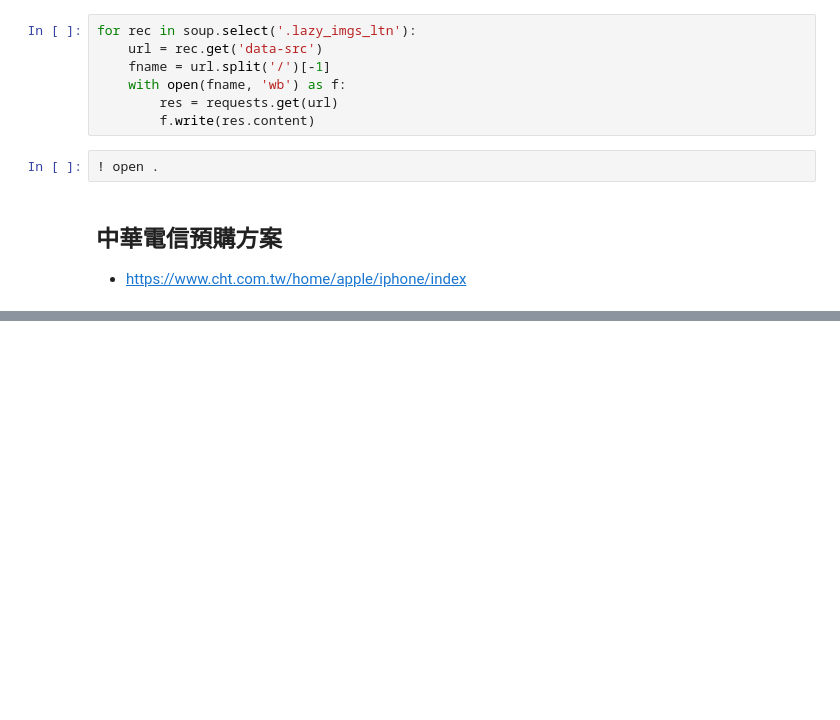
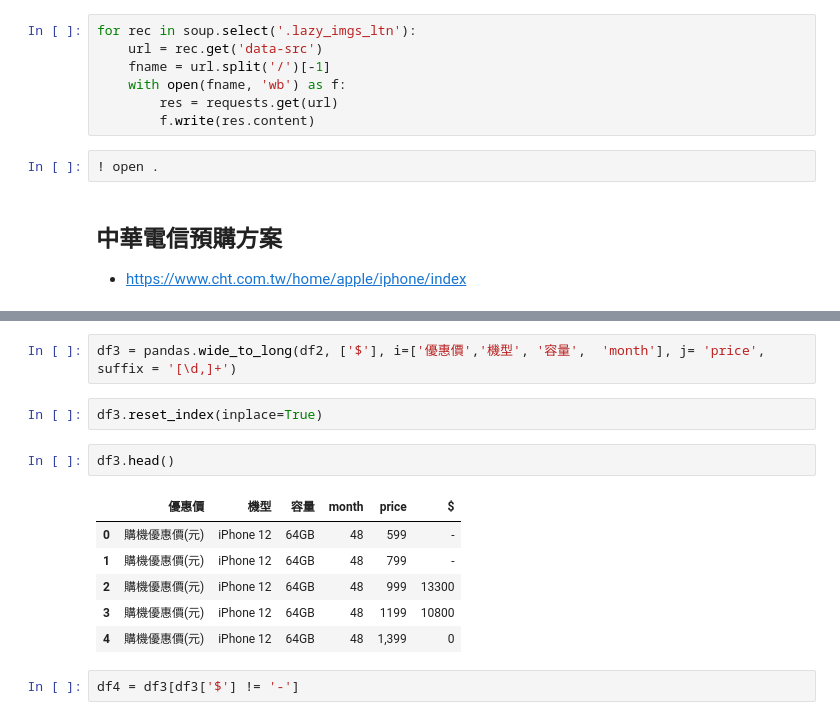
Before and after one commit to ywchiu/twm_crawler, a Jupyter notebook: Demo20201023.ipynb, the cells around one changed output, grey strips where cells are left out. Saved outputs shown, nothing was run; the diff lists cells and outputs as text; blank space fills up the shorter version.

```diff
--- a/Demo20201023.ipynb
+++ b/Demo20201023.ipynb
@@ -734,0 +806,15 @@ for rec in soup.select('.lazy_imgs_ltn'):
+# %%
+df3 = pandas.wide_to_long(df2, ['$'], i=['優惠價','機型', '容量',  'month'], j= 'price', suffix = '[\d,]+')
+# %%
+df3.reset_index(inplace=True)
+# %%
+df3.head()
+# %% [output]
+|  | 優惠價 | 機型 | 容量 | month | price | $ |
+| 0 | 購機優惠價(元) | iPhone 12 | 64GB | 48 | 599 | - |
+| 1 | 購機優惠價(元) | iPhone 12 | 64GB | 48 | 799 | - |
+| 2 | 購機優惠價(元) | iPhone 12 | 64GB | 48 | 999 | 13300 |
+| 3 | 購機優惠價(元) | iPhone 12 | 64GB | 48 | 1199 | 10800 |
+| 4 | 購機優惠價(元) | iPhone 12 | 64GB | 48 | 1,399 | 0 |
+# %%
+df4 = df3[df3['$'] != '-']
```
Also changed, not shown: parts of 21 cells of this notebook.
